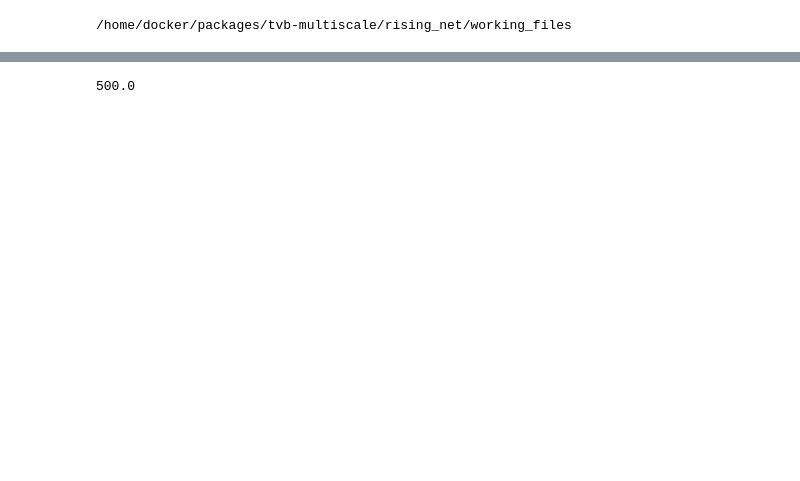
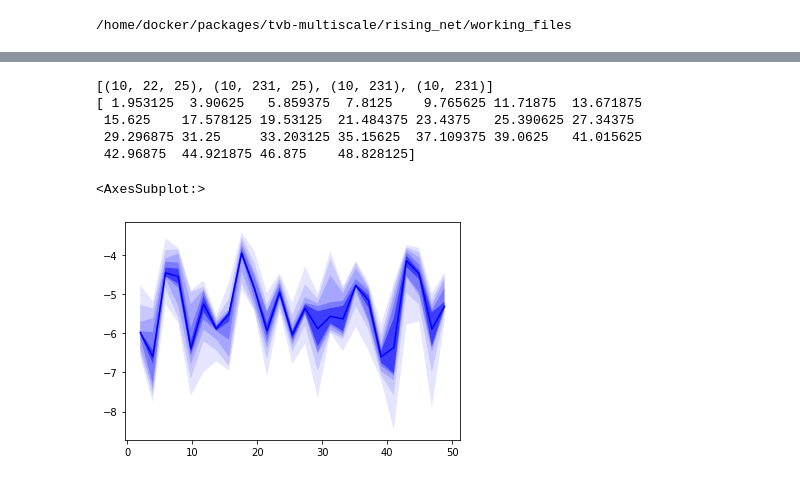
Before and after one commit to virtual-twin/tvb-multiscale-rising-net, a Jupyter notebook: rising_net/working_files/cosim_run_plot.ipynb, the cells around one changed output, grey strips where cells are left out. Saved outputs shown, nothing was run; the diff lists cells and outputs as text; code cells hidden in the pictures; blank space fills up the shorter version.

Commit message:
Ongoing work with cosim_run_plot.ipynb

```diff
--- a/rising_net/working_files/cosim_run_plot.ipynb
+++ b/rising_net/working_files/cosim_run_plot.ipynb
@@ -267,4 +202,0 @@ with open(coherencefile, 'rb') as handle:
-# %%
-coh[2].max()
-# %% [output]
-500.0
@@ -280,0 +203,57 @@ Pxx_den, f, CxyR, fR, CxyL, fL = \
+# %%
+import glob
+import pickle
+import os
+from rising_net.utils import *
+from rising_net.plot_utils import *
+
+THETA = [3, 10]
+GAMMA = [25, 45]
+
+BASEPATH = "/home/docker/packages/tvb-multiscale/rising_net/working_files/outputs"
+
+TASKINDS = np.sort(np.concatenate([inds["m1"], inds["s1brl"],
+                                   inds["m1thal"], inds["s1brlthal"],
+                                   inds["trigeminal"], inds["ponsmotor"], inds["ponssens"],
+                                   inds["cereb"]]))
+
+test_name = "cosim"
+
+Ps = []
+Cs = []
+CsTheta = []
+CsGamma = []
+for path in glob.glob(BASEPATH + "/results*%s*/res" % test_name):
+    resultsfile = os.path.join(path, "source_ts.pkl")
+    with open(resultsfile, 'rb') as handle:
+        source_ts = pickle.load(handle)  # to load results
+    Pxx_den, Cxy, f, ij = compute_selected_spectra_coherence(
+                        source_ts["time_series"], TASKINDS,
+                        transient=source_ts["time_series"].shape[0]-2**15, # 2**15 final length
+                        sample_period=source_ts["sample_period"],
+                        nperseg=512, fmin=0.0, fmax=50.0)
+    Ps.append(Pxx_den)
+    Cs.append(Cxy)
+
+Ps = np.array(Ps)
+Cs = np.array(Cs)
+fth = np.where(np.logical_and(f > THETA[0], f < THETA[1]))[0]
+CsTheta = Cs[:, :, fth].mean(axis=2)
+fgamma = np.where(np.logical_and(f > THETA[0], f < THETA[1]))[0]
+CsGamma = Cs[:, :, fgamma].mean(axis=2)
+# %%
+print([Ps.shape, Cs.shape, CsTheta.shape, CsGamma.shape])
+print(f)
+# %% [output]
+[(10, 22, 25), (10, 231, 25), (10, 231), (10, 231)]
+[ 1.953125  3.90625   5.859375  7.8125    9.765625 11.71875  13.671875
+ 15.625    17.578125 19.53125  21.484375 23.4375   25.390625 27.34375
+ 29.296875 31.25     33.203125 35.15625  37.109375 39.0625   41.015625
+ 42.96875  44.921875 46.875    48.828125]
+# %%
+percent_plot(f, Cs[:, 0, :].squeeze(), percentile_min=10, percentile_max=90, n=5,
+             plot_mean=False, plot_median=True,
+             color='b', alpha=0.5, mode="semilog", ax=None)  # , **line_kwargs
+# %% [output]
+<AxesSubplot:>
+[figure, added]
```
Also changed, not shown: parts of 17 cells of this notebook.
